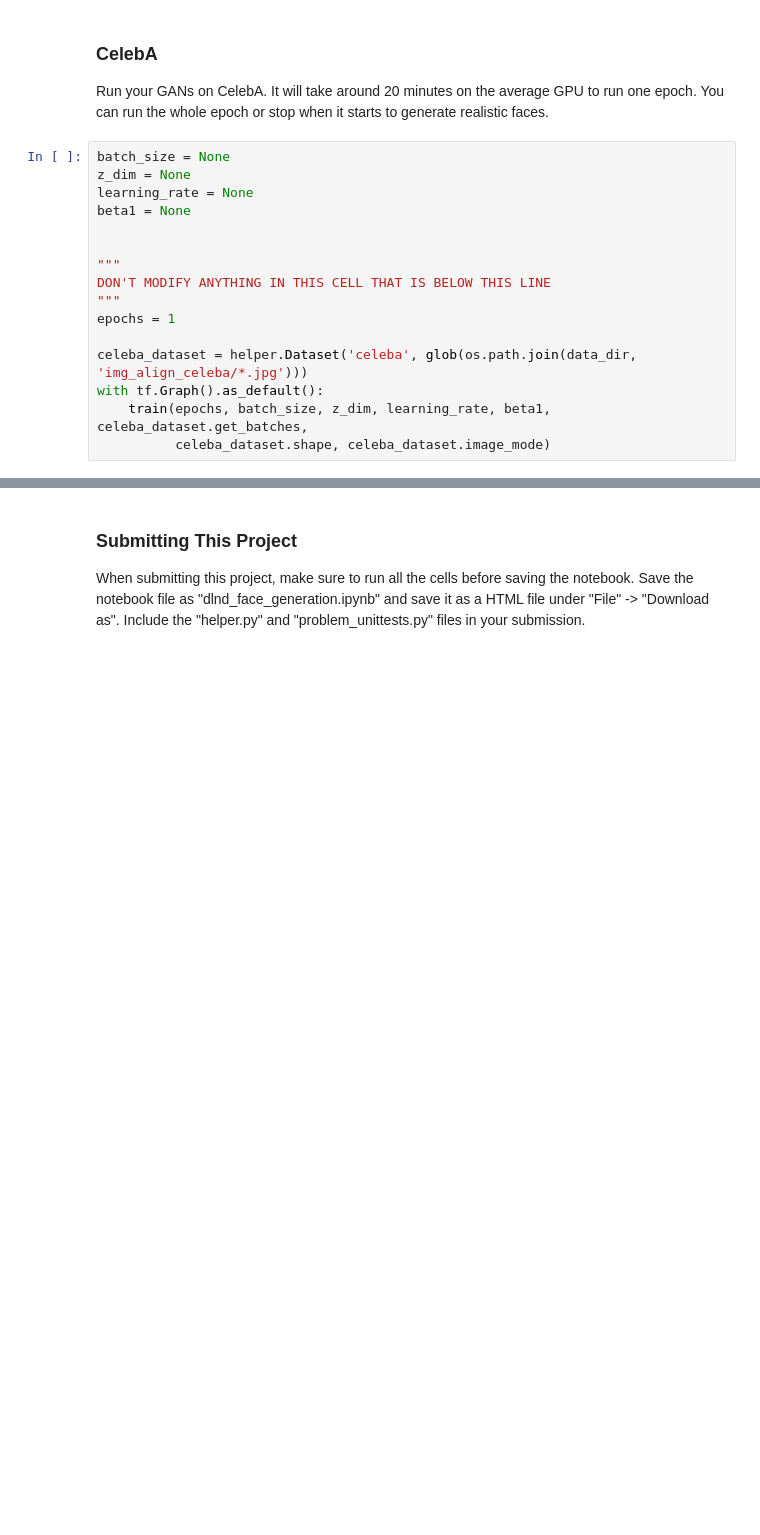
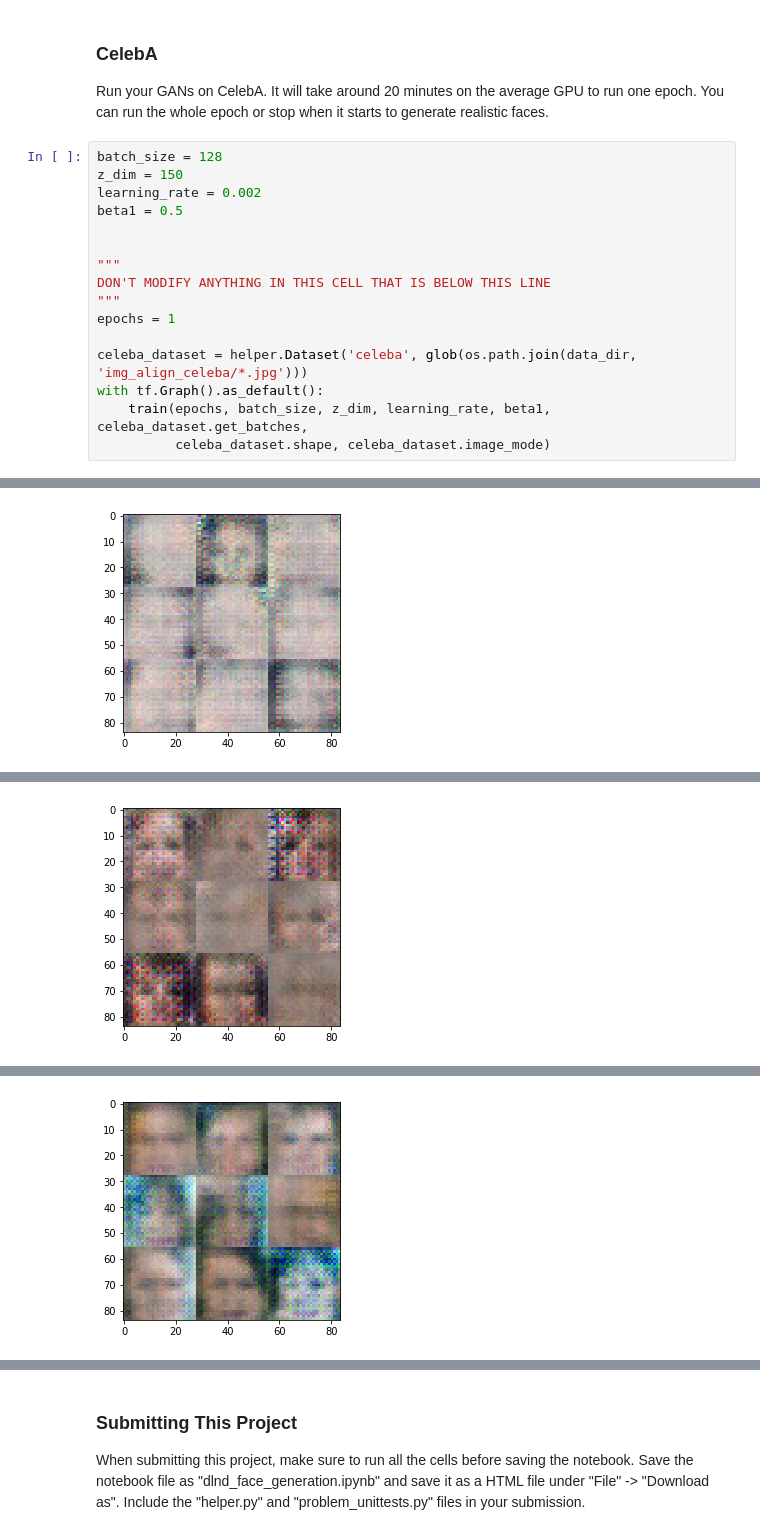
Before and after one commit to pala2/deep-learning, a Jupyter notebook: face_generation/dlnd_face_generation.ipynb, the cells around one changed output, grey strips where cells are left out. Saved outputs shown, nothing was run; the diff lists cells and outputs as text; blank space fills up the shorter version.

```diff
--- a/face_generation/dlnd_face_generation.ipynb
+++ b/face_generation/dlnd_face_generation.ipynb
@@ -515,10 +496,10 @@ Epoch 2/2... Discriminator Loss: 0.6463... Generator Loss: 1.7835
 ### CelebA
 Run your GANs on CelebA.  It will take around 20 minutes on the average GPU to run one epoch.  You can run the whole epoch or stop when it starts to generate realistic faces.
 # %%
-batch_size = None
-z_dim = None
-learning_rate = None
-beta1 = None
+batch_size = 128
+z_dim = 150
+learning_rate = 0.002
+beta1 = 0.5
 
 
 """
@@ -530,3 +511,4 @@ celeba_dataset = helper.Dataset('celeba', glob(os.path.join(data_dir, 'img_align
 with tf.Graph().as_default():
     train(epochs, batch_size, z_dim, learning_rate, beta1, celeba_dataset.get_batches,
           celeba_dataset.shape, celeba_dataset.image_mode)
+# %% [output]
@@ -532,0 +528 @@ with tf.Graph().as_default():
+[figure, added]
@@ -532,0 +539 @@ with tf.Graph().as_default():
+[figure, added]
@@ -532,0 +550 @@ with tf.Graph().as_default():
+[figure, added]
```
Also changed, not shown: parts of 6 cells of this notebook.
